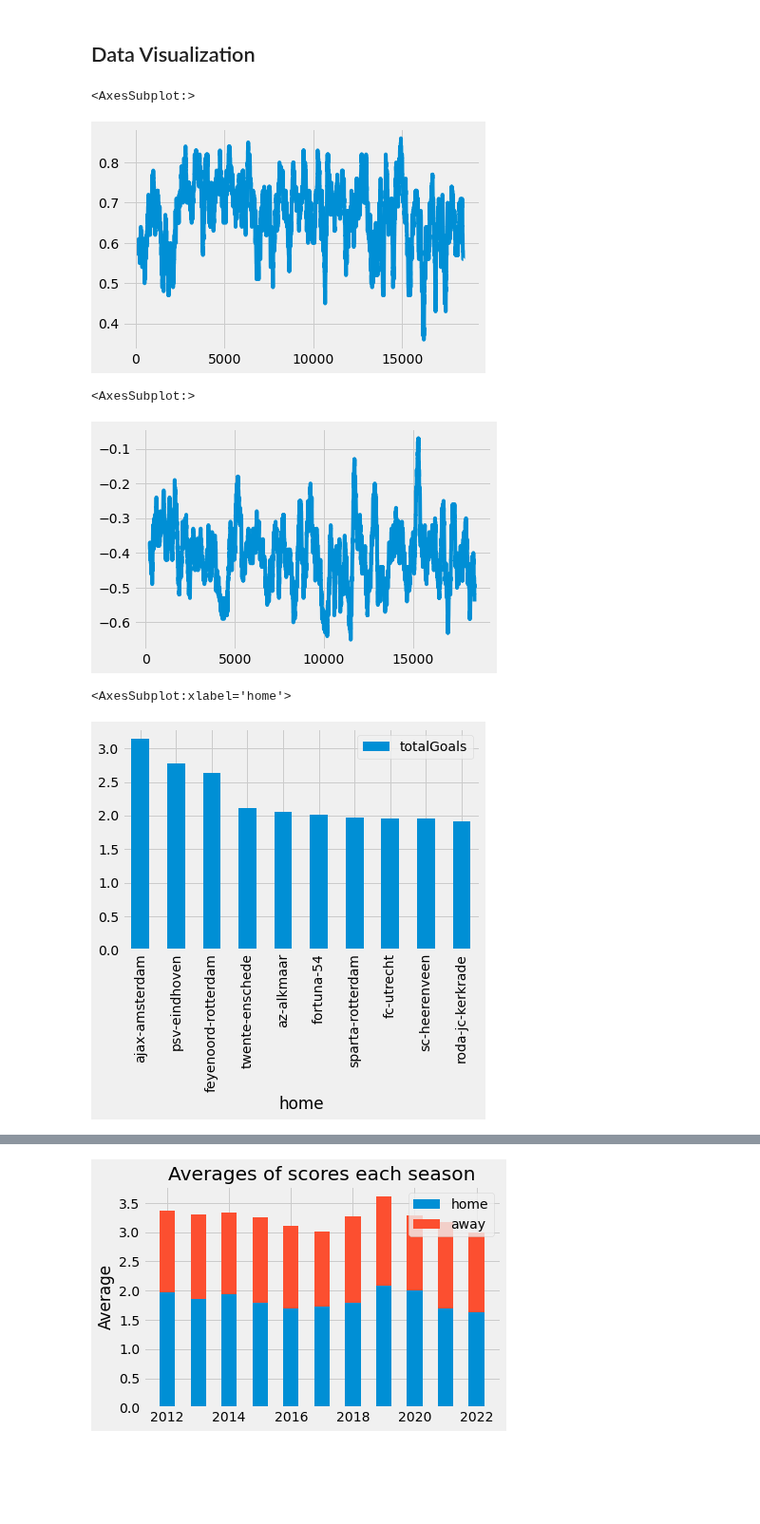
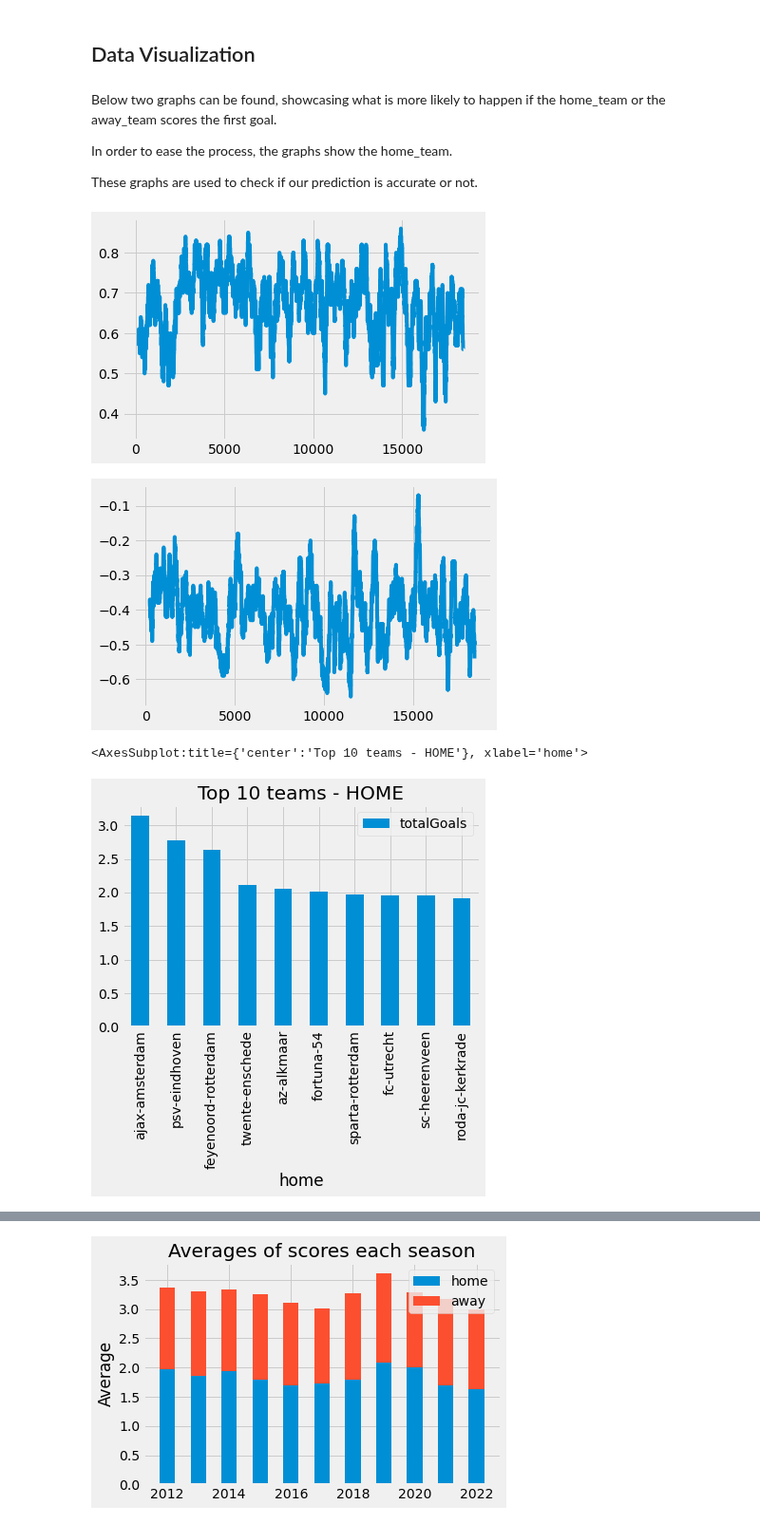
Before and after one commit to mohammedaljader/Football_Predictions_ML, a Jupyter notebook: Predict_first_goal.ipynb, the cells around one changed output, grey strips where cells are left out. Shown at 95% size. Saved outputs shown, nothing was run; the diff lists cells and outputs as text; code cells hidden in the pictures; blank space fills up the shorter version.

```diff
--- a/Predict_first_goal.ipynb
+++ b/Predict_first_goal.ipynb
@@ -221,29 +221,29 @@ df_merge.tail(10)
 | 18441 | 2022 | 30 | willem-ii-tilburg | vitesse-arnheim | 4 | home | 1 | 0 | 1 |
 # %% [markdown]
 ## Data Visualization
+# %% [markdown]
+<p> Below two graphs can be found, showcasing what is more likely to happen if the home_team or the away_team scores the first goal. </p>
+<p> In order to ease the process, the graphs show the home_team.</p>
+<p> These graphs are used to check if our prediction is accurate or not.</p>
 # %%
 df_plot = df_merge[(df_merge['first_goal']=="home")]
-
-df_plot["winning_team"].rolling(100).mean().plot()
+ax = df_plot["winning_team"].rolling(100).mean().plot()
 # %% [output]
-<AxesSubplot:>
 [figure]
 # %%
 df_plot = df_merge[(df_merge['first_goal']=="away")]
 
-df_plot["winning_team"].rolling(100).mean().plot()
+ax = df_plot["winning_team"].rolling(100).mean().plot()
 # %% [output]
-<AxesSubplot:>
 [figure]
 # %%
-# plt.style.use("fivethirtyeight")
 group_home = df_merge.groupby('home').agg(totalGoals = ('home_score', 'mean'))
 group_home.sort_values(by=['totalGoals'], inplace=True, ascending=False)
 df_plot = pd.DataFrame(group_home['totalGoals'].nlargest(n=10))
-df_plot.plot(kind="bar")
+df_plot.plot(kind="bar", title = "Top 10 teams - HOME")
 # %% [output]
-<AxesSubplot:xlabel='home'>
+<AxesSubplot:title={'center':'Top 10 teams - HOME'}, xlabel='home'>
-[figure, old version]
+[figure, new version]
 # %%
 group_away = df_merge.groupby(['away']).agg(totalGoals = ('away_score', 'mean'))
 group_away.sort_values(by=['totalGoals'], inplace=True, ascending=False)
```
Also changed, not shown: parts of 6 cells of this notebook, 1 other file.
